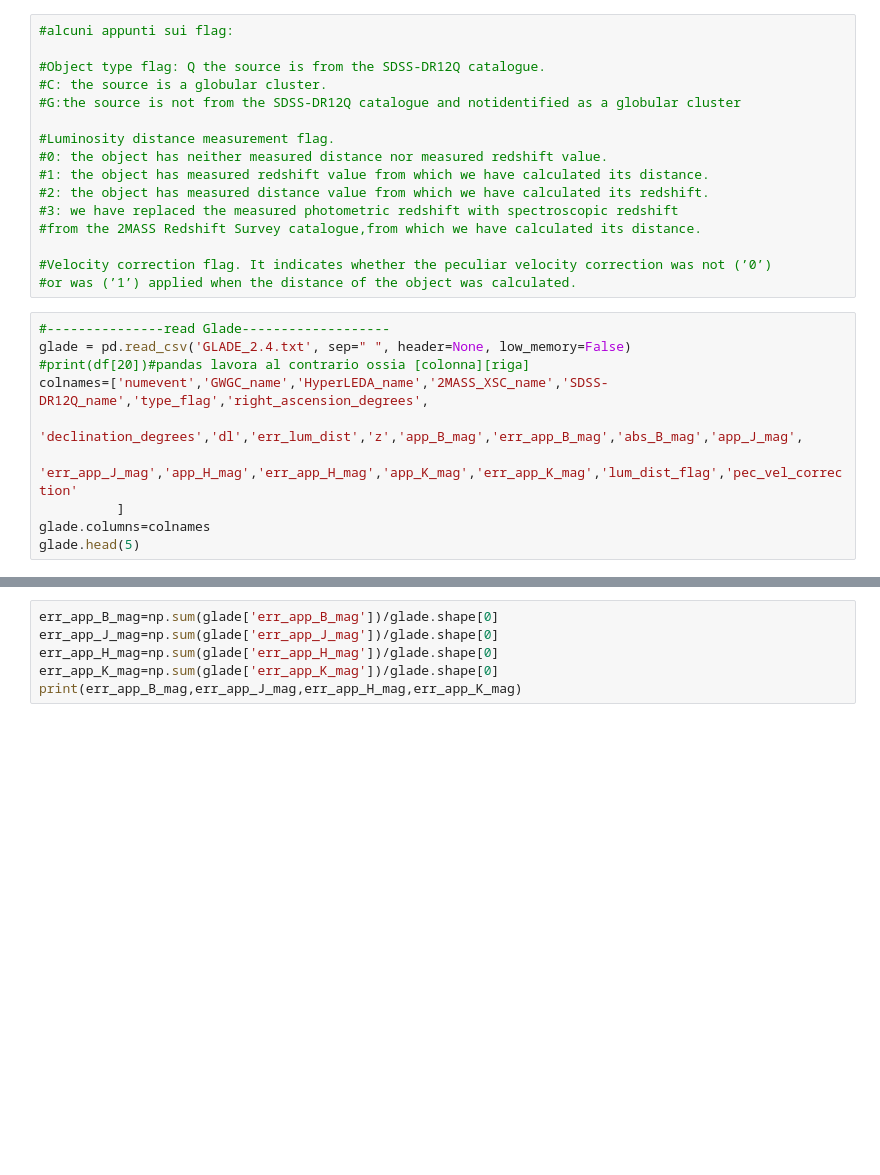
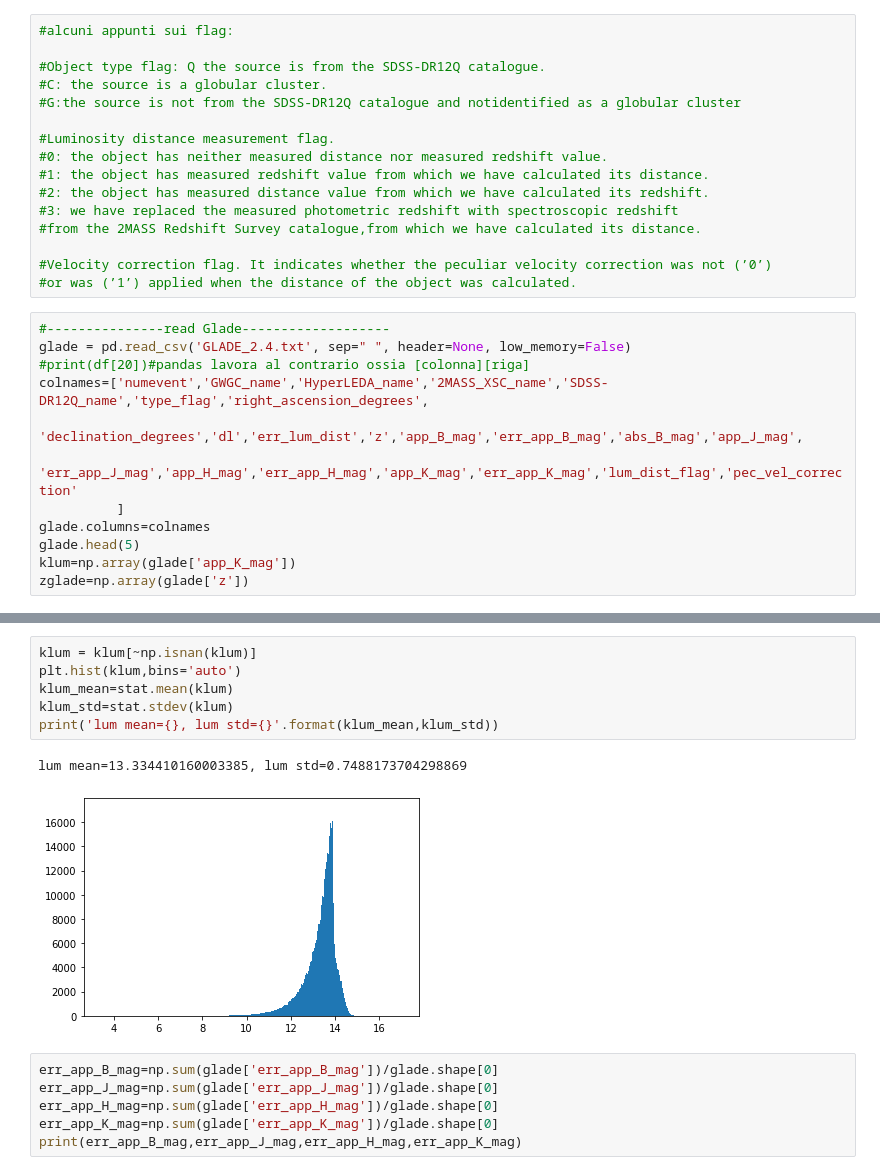
Before and after one commit to RCianca/DarkSirensStat, a Jupyter notebook: ProxyGenerator/GLADE-inator.ipynb, the cells around one changed output, grey strips where cells are left out. Drawn from its saved outputs; the diff is of its cells as text; blank space fills up the shorter version.

```diff
--- a/ProxyGenerator/GLADE-inator.ipynb
+++ b/ProxyGenerator/GLADE-inator.ipynb
@@ -304,3 +304,5 @@ colnames=['numevent','GWGC_name','HyperLEDA_name','2MASS_XSC_name','SDSS-DR12Q_n
           ]
 glade.columns=colnames
 glade.head(5)
+klum=np.array(glade['app_K_mag'])
+zglade=np.array(glade['z'])
@@ -324,3 +318,12 @@ print(mean_app_B_mag,mean_abs_B_mag,mean_app_J_mag,mean_app_H_mag,mean_app_K_mag
+# %%
+klum = klum[~np.isnan(klum)]
+plt.hist(klum,bins='auto')
+klum_mean=stat.mean(klum)
+klum_std=stat.stdev(klum)
+print('lum mean={}, lum std={}'.format(klum_mean,klum_std))
+# %% [output]
+lum mean=13.334410160003385, lum std=0.7488173704298869
+[figure, added]
 # %%
 err_app_B_mag=np.sum(glade['err_app_B_mag'])/glade.shape[0]
 err_app_J_mag=np.sum(glade['err_app_J_mag'])/glade.shape[0]
```
Also changed, not shown: parts of 15 cells of this notebook, 5 other files.
